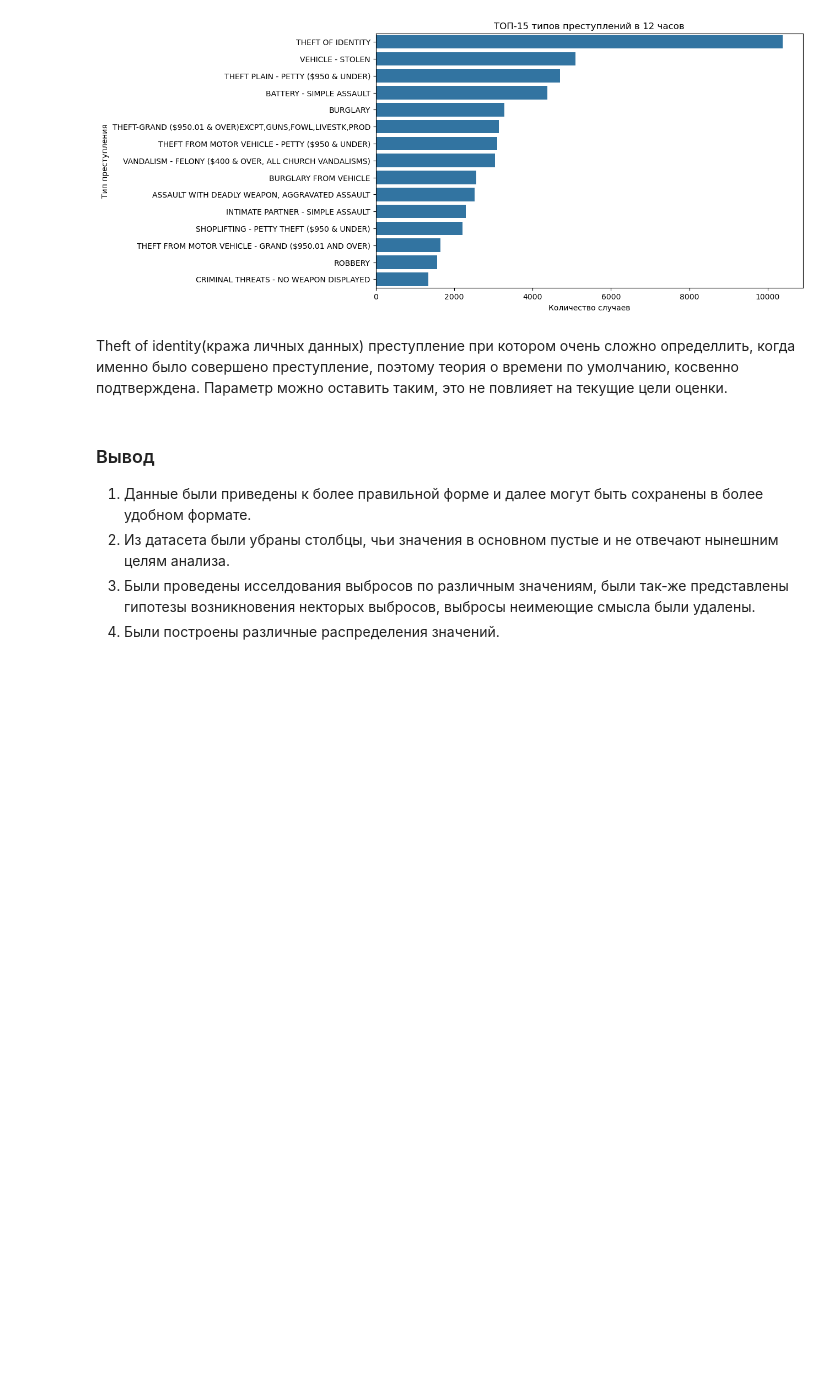
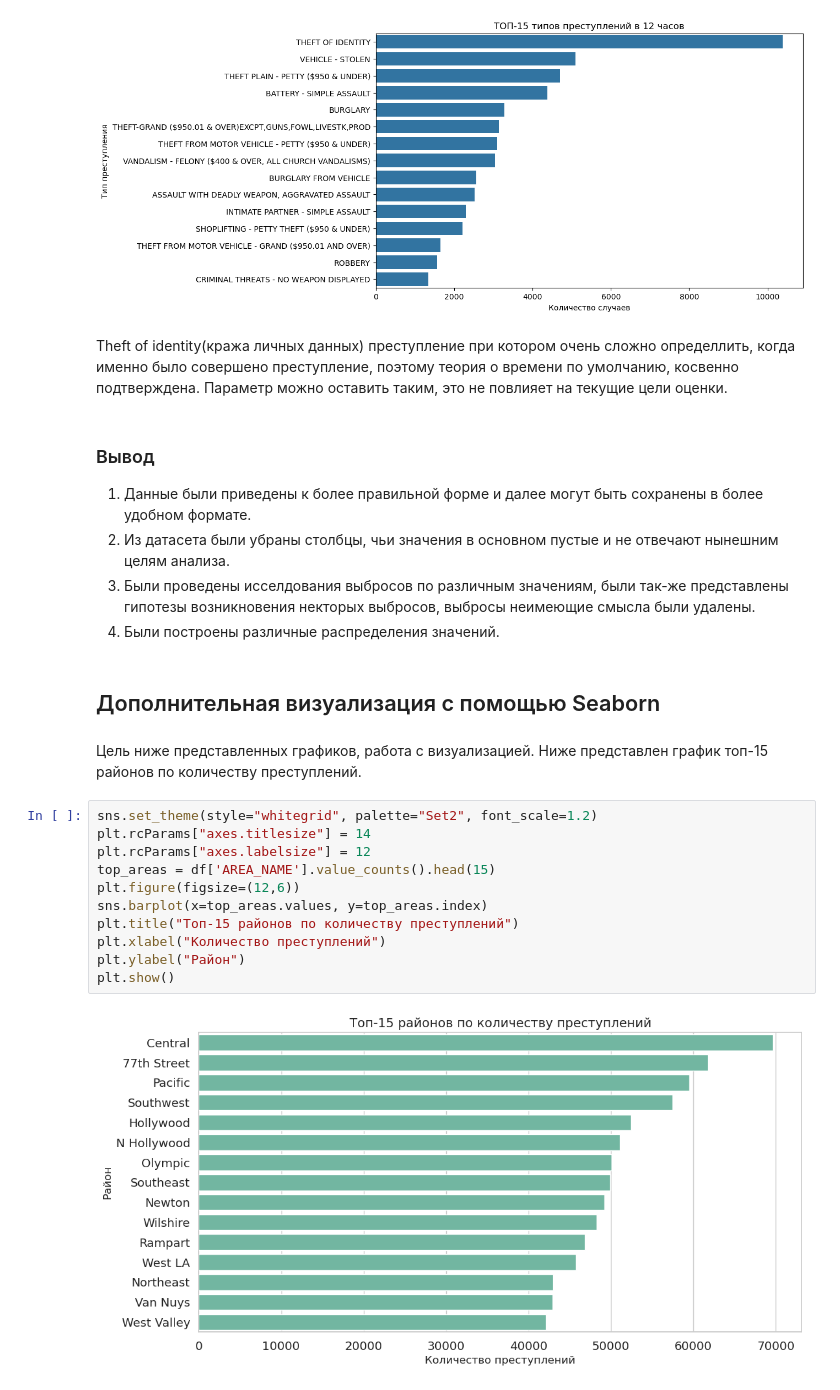
Before and after one commit to LegStahl/data_engineering_proj, a Jupyter notebook: notebooks/EDA_of_data.ipynb, the cells around one changed output. Cells and saved outputs as stored; diff of their text form; blank space fills up the shorter version.

Commit message:
Has been added new plots in EDA, Seaborn has been used

```diff
--- a/notebooks/EDA_of_data.ipynb
+++ b/notebooks/EDA_of_data.ipynb
@@ -588,3 +586,21 @@ Theft of identity(кража личных данных) преступление
 2. Из датасета были убраны столбцы, чьи значения в основном пустые и не отвечают нынешним целям анализа.
 3. Были проведены исселдования выбросов по различным значениям, были так-же представлены гипотезы возникновения некторых выбросов, выбросы неимеющие смысла были удалены.
 4. Были построены различные распределения значений.
+# %% [markdown]
+## Дополнительная визуализация с помощью Seaborn
+# %% [markdown]
+Цель ниже представленных графиков, работа с визуализацией.
+Ниже представлен график топ-15 районов по количеству преступлений.
+# %%
+sns.set_theme(style="whitegrid", palette="Set2", font_scale=1.2)
+plt.rcParams["axes.titlesize"] = 14
+plt.rcParams["axes.labelsize"] = 12
+top_areas = df['AREA_NAME'].value_counts().head(15)
+plt.figure(figsize=(12,6))
+sns.barplot(x=top_areas.values, y=top_areas.index)
+plt.title("Топ-15 районов по количеству преступлений")
+plt.xlabel("Количество преступлений")
+plt.ylabel("Район")
+plt.show()
+# %% [output]
+[figure, added]
```
Also changed, not shown: parts of 15 cells of this notebook.
